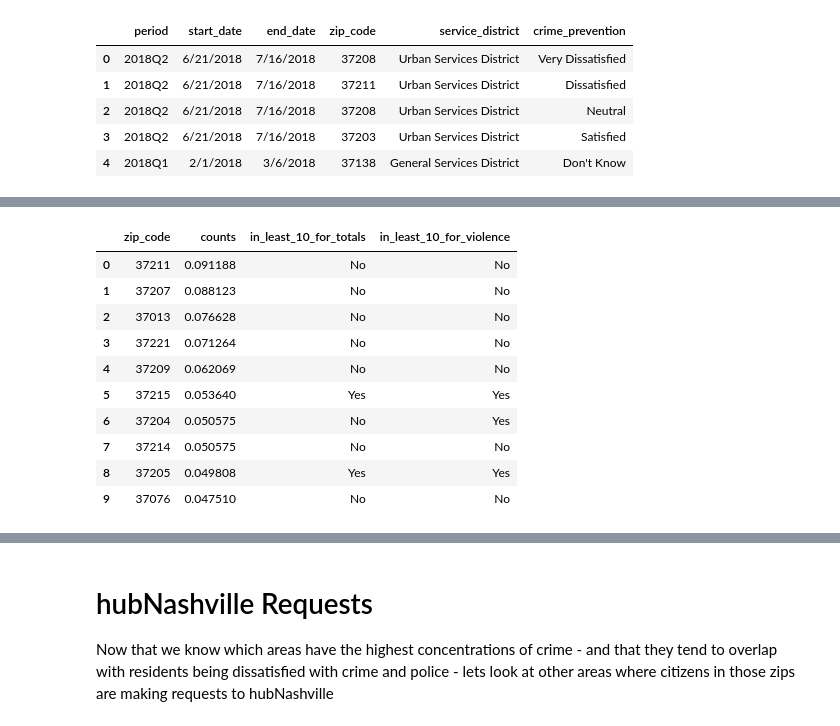
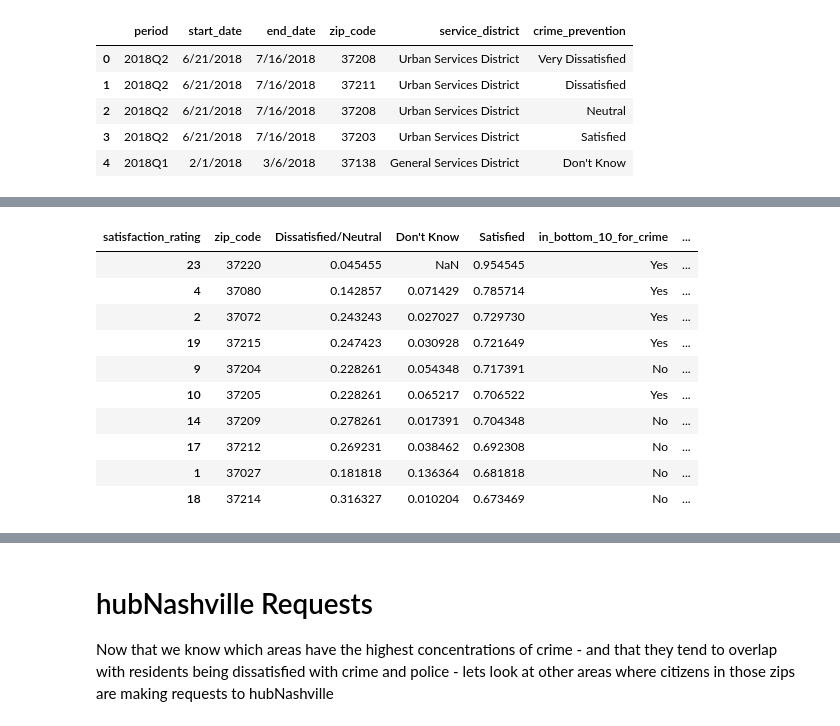
Before and after one commit to edwardbrown750/nss_da9_Capstone, a Jupyter notebook: notebook/ed_brown_da9_capstone_analysis_notebook.ipynb, the cells around one changed output, grey strips where cells are left out. Cells and saved outputs as stored; diff of their text form; code cells hidden in the pictures.

```diff
--- a/notebook/ed_brown_da9_capstone_analysis_notebook.ipynb
+++ b/notebook/ed_brown_da9_capstone_analysis_notebook.ipynb
@@ -616,34 +534,36 @@ Text(0.5, 1.0, '10 ZIPs Most Satifised with Crime Prevention')
-# %%
-is_in_least_10_totals = []
-for x in police_sat_df['zip_code']:
-    if x in (least_zips_by_total_incidents):
-        is_in_least_10_totals.append('Yes')
-    else:
-        is_in_least_10_totals.append('No')
-
-police_sat_df['in_least_10_for_totals'] = is_in_least_10_totals
-# %%
-is_in_least_10_violent = []
-for x in police_sat_df['zip_code']:
-    if x in (least_zips_by_violent_incidents):
-        is_in_least_10_violent.append('Yes')
-    else:
-        is_in_least_10_violent.append('No')
-
-police_sat_df['in_least_10_for_violence'] = is_in_least_10_violent
+# %%
+least_crime = []
+is_in_top_10_totals = []
+for x in top_10_police_sat['zip_code']:
+    if x in (least_zips_by_total_incidents):
+        least_crime.append('Yes')
+    else:
+        least_crime.append('No')
+
+top_10_police_sat['in_bottom_10_for_crime'] = least_crime
+# %%
+least_violence = []
+is_in_top_10_violent = []
+for x in top_10_police_sat['zip_code']:
+    if x in (least_zips_by_violent_incidents):
+        least_violence.append('Yes')
+    else:
+        least_violence.append('No')
+
+top_10_police_sat['in_bottom_10_for_violence'] = least_violence
 # %%
-police_sat_df
+top_10_police_sat
 # %% [output]
-|  | zip_code | counts | in_least_10_for_totals | in_least_10_for_violence |
-| 0 | 37211 | 0.091188 | No | No |
-| 1 | 37207 | 0.088123 | No | No |
-| 2 | 37013 | 0.076628 | No | No |
-| 3 | 37221 | 0.071264 | No | No |
-| 4 | 37209 | 0.062069 | No | No |
-| 5 | 37215 | 0.053640 | Yes | Yes |
-| 6 | 37204 | 0.050575 | No | Yes |
-| 7 | 37214 | 0.050575 | No | No |
-| 8 | 37205 | 0.049808 | Yes | Yes |
-| 9 | 37076 | 0.047510 | No | No |
+| satisfaction_rating | zip_code | Dissatisfied/Neutral | Don't Know | Satisfied | in_bottom_10_for_crime | ... |
+| 23 | 37220 | 0.045455 | NaN | 0.954545 | Yes | ... |
+| 4 | 37080 | 0.142857 | 0.071429 | 0.785714 | Yes | ... |
+| 2 | 37072 | 0.243243 | 0.027027 | 0.729730 | Yes | ... |
+| 19 | 37215 | 0.247423 | 0.030928 | 0.721649 | Yes | ... |
+| 9 | 37204 | 0.228261 | 0.054348 | 0.717391 | No | ... |
+| 10 | 37205 | 0.228261 | 0.065217 | 0.706522 | Yes | ... |
+| 14 | 37209 | 0.278261 | 0.017391 | 0.704348 | No | ... |
+| 17 | 37212 | 0.269231 | 0.038462 | 0.692308 | No | ... |
+| 1 | 37027 | 0.181818 | 0.136364 | 0.681818 | No | ... |
+| 18 | 37214 | 0.316327 | 0.010204 | 0.673469 | No | ... |
 # %% [markdown]
 ### Interlude: Crime and Police Satisfaction
```
Also changed, not shown: parts of 170 cells of this notebook, 3 other files.
